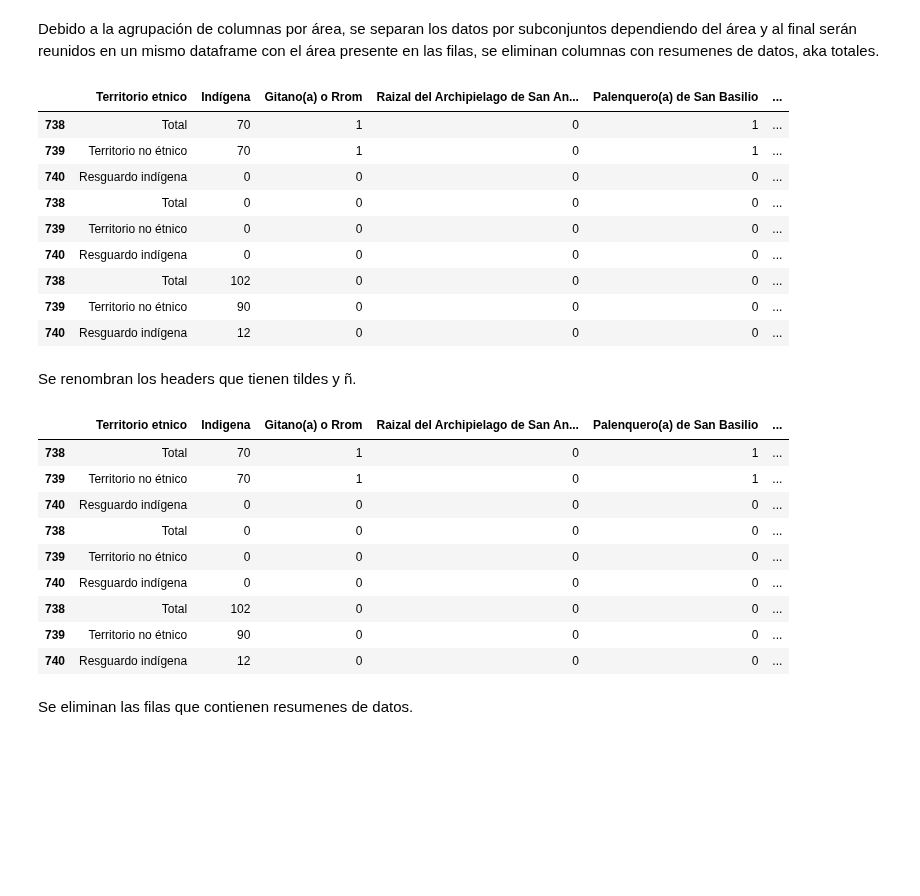
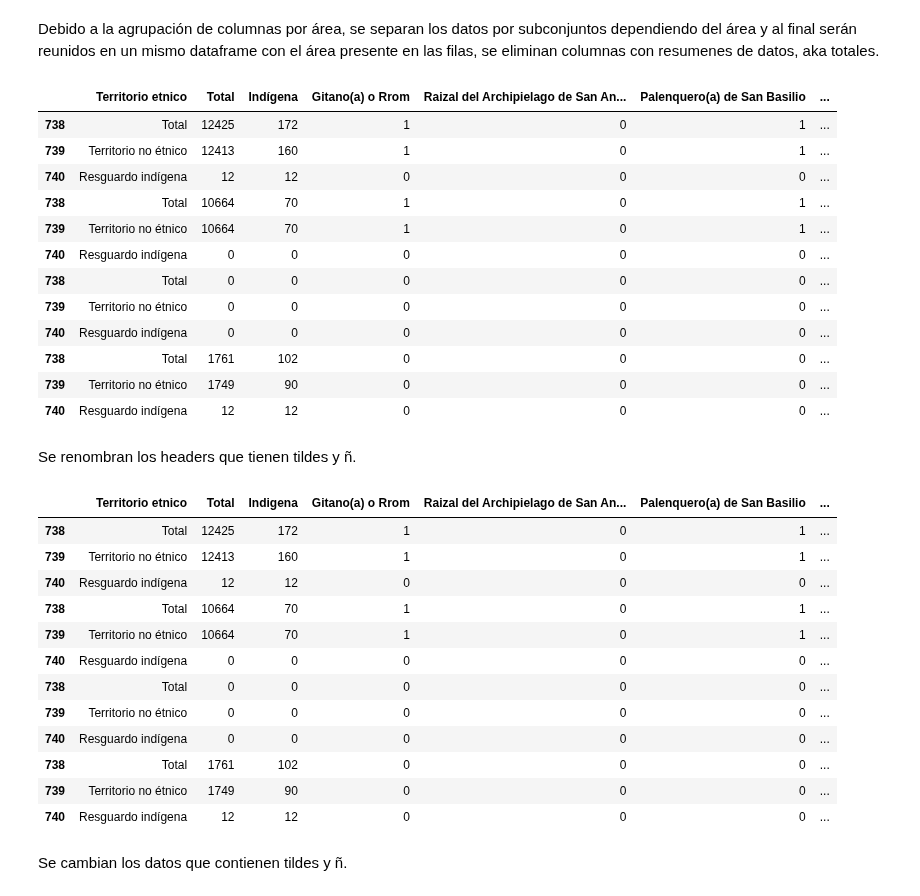
Before and after one commit to Schiavi13/Censo-Viterbo-Caldas-2018, a Jupyter notebook: source_to_csv_13pm.ipynb, the cells around one changed output. Drawn from its saved outputs; the diff is of its cells as text; code cells hidden in the pictures; blank space fills up the shorter version.

Commit message:
Actualiza procesamiento de hoja 13PM retornando csv con y sin totales

```diff
--- a/source_to_csv_13pm.ipynb
+++ b/source_to_csv_13pm.ipynb
@@ -47,6 +49,6 @@ for (i, value) in enumerate(first_row):
 36 Ningún grupo étnico
 37 Sin información
 # %%
-actual_headers = list(df_13pm.iloc[0][4:11])
+actual_headers = list(df_13pm.iloc[0][3:11])
 actual_headers
 # %% [output]
@@ -73,29 +76,30 @@ df_13pm
 Debido a la agrupación de columnas por área, se separan los datos por subconjuntos dependiendo del área y al final serán reunidos en un mismo dataframe con el área presente en las filas, se eliminan columnas con resumenes de datos, aka totales.
 # %%
 ls_df = []
-df_13pm_territorio_etnico = df_13pm['Unnamed: 2']
-df_13pm_cabecera = pd.concat([df_13pm_territorio_etnico, df_13pm.iloc[:,13:20].assign(Area='cabecera')], axis=1)
-ls_df.append(df_13pm_cabecera)
-df_13pm_centros_poblados = pd.concat([df_13pm_territorio_etnico, df_13pm.iloc[:,22:29].assign(Area='centro_poblado')], axis=1)
-ls_df.append(df_13pm_centros_poblados)
-df_13pm_rural_disperso = pd.concat([df_13pm_territorio_etnico, df_13pm.iloc[:,31:].assign(Area='rural_disperso')], axis=1)
-ls_df.append(df_13pm_rural_disperso)
+area_type = ['total', 'cabecera', 'centros_poblados', 'rural_disperso']
+for i, area in zip(range(3, 38, 9), area_type):
+    df_13pm_with_area = pd.concat([df_13pm[['Unnamed: 2']], df_13pm.iloc[:, i:i+8].assign(Area=area)], axis=1)
+    ls_df.append(df_13pm_with_area)
+
 for df in ls_df:
-    df.rename(columns={'Unnamed: 2':'Territorio etnico'}, inplace=True)
     df.rename(columns=dict(zip(list(df.columns.values[1:-1]), actual_headers[:])), inplace=True)
 df_13pm = pd.concat(ls_df)
+df_13pm.rename(columns={'Unnamed: 2': 'Territorio etnico'}, inplace=True)
 df_13pm
 # %% [output]
-|  | Territorio etnico | Indígena | Gitano(a) o Rrom | Raizal del Archipielago de San An... | Palenquero(a) de San Basilio | ... |
-| 738 | Total | 70 | 1 | 0 | 1 | ... |
-| 739 | Territorio no étnico | 70 | 1 | 0 | 1 | ... |
-| 740 | Resguardo indígena | 0 | 0 | 0 | 0 | ... |
-| 738 | Total | 0 | 0 | 0 | 0 | ... |
-| 739 | Territorio no étnico | 0 | 0 | 0 | 0 | ... |
-| 740 | Resguardo indígena | 0 | 0 | 0 | 0 | ... |
-| 738 | Total | 102 | 0 | 0 | 0 | ... |
-| 739 | Territorio no étnico | 90 | 0 | 0 | 0 | ... |
-| 740 | Resguardo indígena | 12 | 0 | 0 | 0 | ... |
+|  | Territorio etnico | Total | Indígena | Gitano(a) o Rrom | Raizal del Archipielago de San An... | Palenquero(a) de San Basilio | ... |
+| 738 | Total | 12425 | 172 | 1 | 0 | 1 | ... |
+| 739 | Territorio no étnico | 12413 | 160 | 1 | 0 | 1 | ... |
+| 740 | Resguardo indígena | 12 | 12 | 0 | 0 | 0 | ... |
+| 738 | Total | 10664 | 70 | 1 | 0 | 1 | ... |
+| 739 | Territorio no étnico | 10664 | 70 | 1 | 0 | 1 | ... |
+| 740 | Resguardo indígena | 0 | 0 | 0 | 0 | 0 | ... |
+| 738 | Total | 0 | 0 | 0 | 0 | 0 | ... |
+| 739 | Territorio no étnico | 0 | 0 | 0 | 0 | 0 | ... |
+| 740 | Resguardo indígena | 0 | 0 | 0 | 0 | 0 | ... |
+| 738 | Total | 1761 | 102 | 0 | 0 | 0 | ... |
+| 739 | Territorio no étnico | 1749 | 90 | 0 | 0 | 0 | ... |
+| 740 | Resguardo indígena | 12 | 12 | 0 | 0 | 0 | ... |
 # %% [markdown]
 Se renombran los headers que tienen tildes y ñ.
 # %%
@@ -105,15 +109,18 @@ df_13pm = df_13pm.rename(columns={'Indígena':'Indigena',
                         'Sin información':'Sin informacion'})
 df_13pm
 # %% [output]
-|  | Territorio etnico | Indigena | Gitano(a) o Rrom | Raizal del Archipielago de San An... | Palenquero(a) de San Basilio | ... |
-| 738 | Total | 70 | 1 | 0 | 1 | ... |
-| 739 | Territorio no étnico | 70 | 1 | 0 | 1 | ... |
-| 740 | Resguardo indígena | 0 | 0 | 0 | 0 | ... |
-| 738 | Total | 0 | 0 | 0 | 0 | ... |
-| 739 | Territorio no étnico | 0 | 0 | 0 | 0 | ... |
-| 740 | Resguardo indígena | 0 | 0 | 0 | 0 | ... |
-| 738 | Total | 102 | 0 | 0 | 0 | ... |
-| 739 | Territorio no étnico | 90 | 0 | 0 | 0 | ... |
-| 740 | Resguardo indígena | 12 | 0 | 0 | 0 | ... |
+|  | Territorio etnico | Total | Indigena | Gitano(a) o Rrom | Raizal del Archipielago de San An... | Palenquero(a) de San Basilio | ... |
+| 738 | Total | 12425 | 172 | 1 | 0 | 1 | ... |
+| 739 | Territorio no étnico | 12413 | 160 | 1 | 0 | 1 | ... |
+| 740 | Resguardo indígena | 12 | 12 | 0 | 0 | 0 | ... |
+| 738 | Total | 10664 | 70 | 1 | 0 | 1 | ... |
+| 739 | Territorio no étnico | 10664 | 70 | 1 | 0 | 1 | ... |
+| 740 | Resguardo indígena | 0 | 0 | 0 | 0 | 0 | ... |
+| 738 | Total | 0 | 0 | 0 | 0 | 0 | ... |
+| 739 | Territorio no étnico | 0 | 0 | 0 | 0 | 0 | ... |
+| 740 | Resguardo indígena | 0 | 0 | 0 | 0 | 0 | ... |
+| 738 | Total | 1761 | 102 | 0 | 0 | 0 | ... |
+| 739 | Territorio no étnico | 1749 | 90 | 0 | 0 | 0 | ... |
+| 740 | Resguardo indígena | 12 | 12 | 0 | 0 | 0 | ... |
-# %% [markdown]
-Se eliminan las filas que contienen resumenes de datos.
+# %% [markdown]
+Se cambian los datos que contienen tildes y ñ.
```
Also changed, not shown: parts of 9 cells of this notebook.
